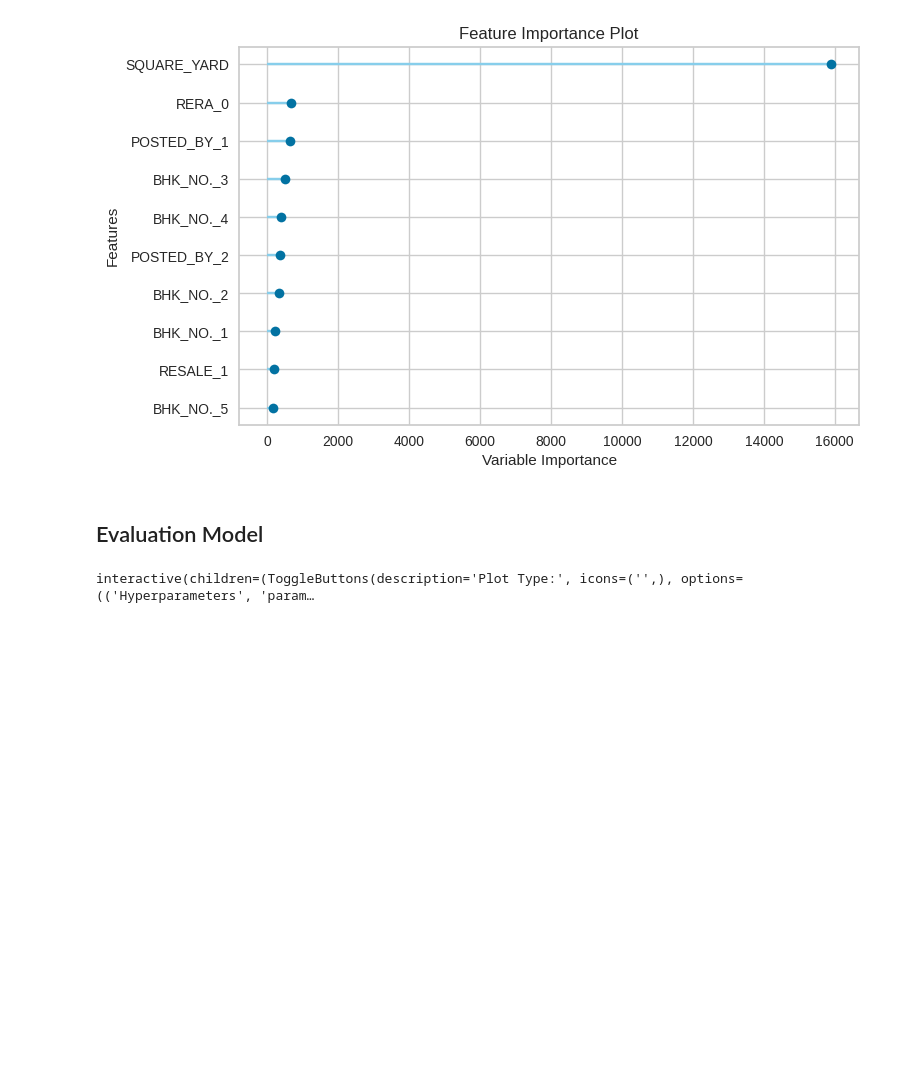
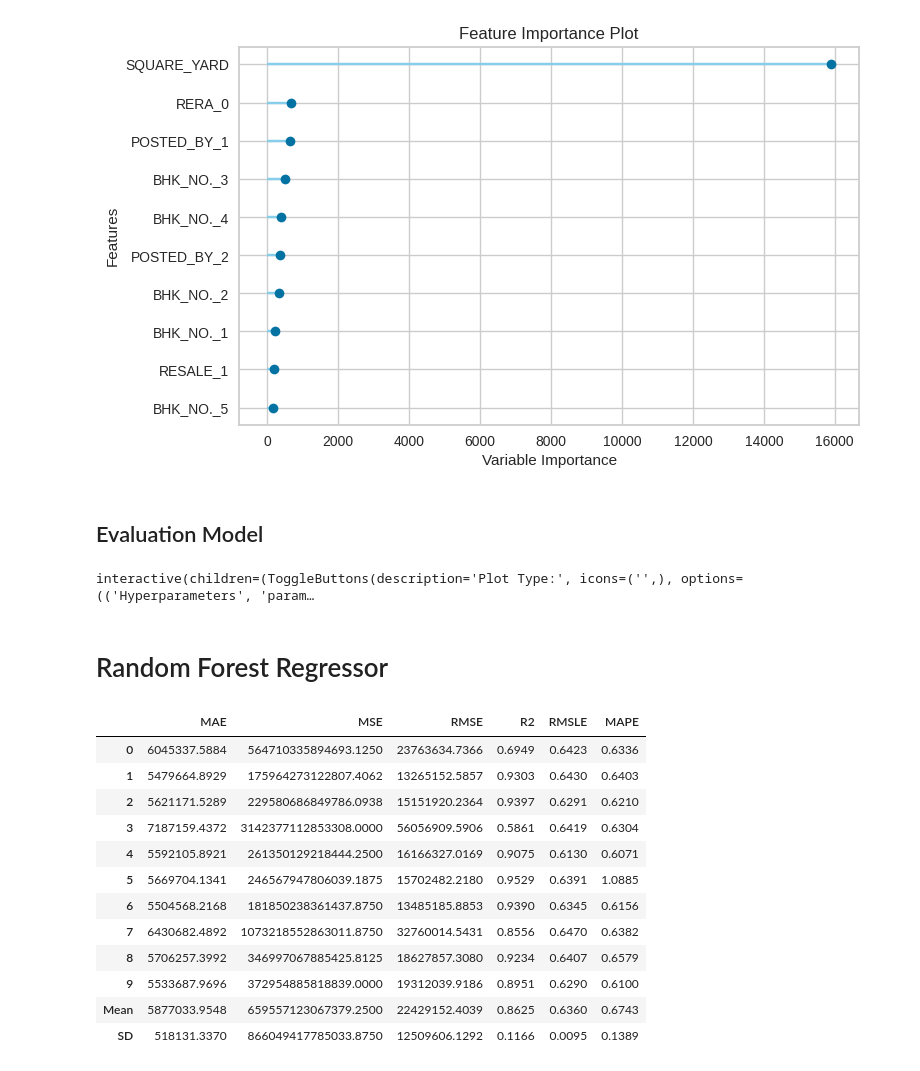
Before and after one commit to ethender/masterssemsterc, a Jupyter notebook: pricesprediction.ipynb, the cells around one changed output. Cells and saved outputs as stored; diff of their text form; code cells hidden in the pictures; blank space fills up the shorter version.

Commit message:
New Models

```diff
--- a/pricesprediction.ipynb
+++ b/pricesprediction.ipynb
@@ -823,3 +823,21 @@ plot_model(tuned_lightgbm,plot='feature')
 evaluate_model(tuned_lightgbm)
 # %% [output]
 interactive(children=(ToggleButtons(description='Plot Type:', icons=('',), options=(('Hyperparameters', 'param…
+# %% [markdown]
+# Random Forest Regressor
+# %%
+rfr = create_model('rf')
+# %% [output]
+|  | MAE | MSE | RMSE | R2 | RMSLE | MAPE |
+| 0 | 6045337.5884 | 564710335894693.1250 | 23763634.7366 | 0.6949 | 0.6423 | 0.6336 |
+| 1 | 5479664.8929 | 175964273122807.4062 | 13265152.5857 | 0.9303 | 0.6430 | 0.6403 |
+| 2 | 5621171.5289 | 229580686849786.0938 | 15151920.2364 | 0.9397 | 0.6291 | 0.6210 |
+| 3 | 7187159.4372 | 3142377112853308.0000 | 56056909.5906 | 0.5861 | 0.6419 | 0.6304 |
+| 4 | 5592105.8921 | 261350129218444.2500 | 16166327.0169 | 0.9075 | 0.6130 | 0.6071 |
+| 5 | 5669704.1341 | 246567947806039.1875 | 15702482.2180 | 0.9529 | 0.6391 | 1.0885 |
+| 6 | 5504568.2168 | 181850238361437.8750 | 13485185.8853 | 0.9390 | 0.6345 | 0.6156 |
+| 7 | 6430682.4892 | 1073218552863011.8750 | 32760014.5431 | 0.8556 | 0.6470 | 0.6382 |
+| 8 | 5706257.3992 | 346997067885425.8125 | 18627857.3080 | 0.9234 | 0.6407 | 0.6579 |
+| 9 | 5533687.9696 | 372954885818839.0000 | 19312039.9186 | 0.8951 | 0.6290 | 0.6100 |
+| Mean | 5877033.9548 | 659557123067379.2500 | 22429152.4039 | 0.8625 | 0.6360 | 0.6743 |
+| SD | 518131.3370 | 866049417785033.8750 | 12509606.1292 | 0.1166 | 0.0095 | 0.1389 |
```
Also changed, not shown: parts of 8 cells of this notebook.
